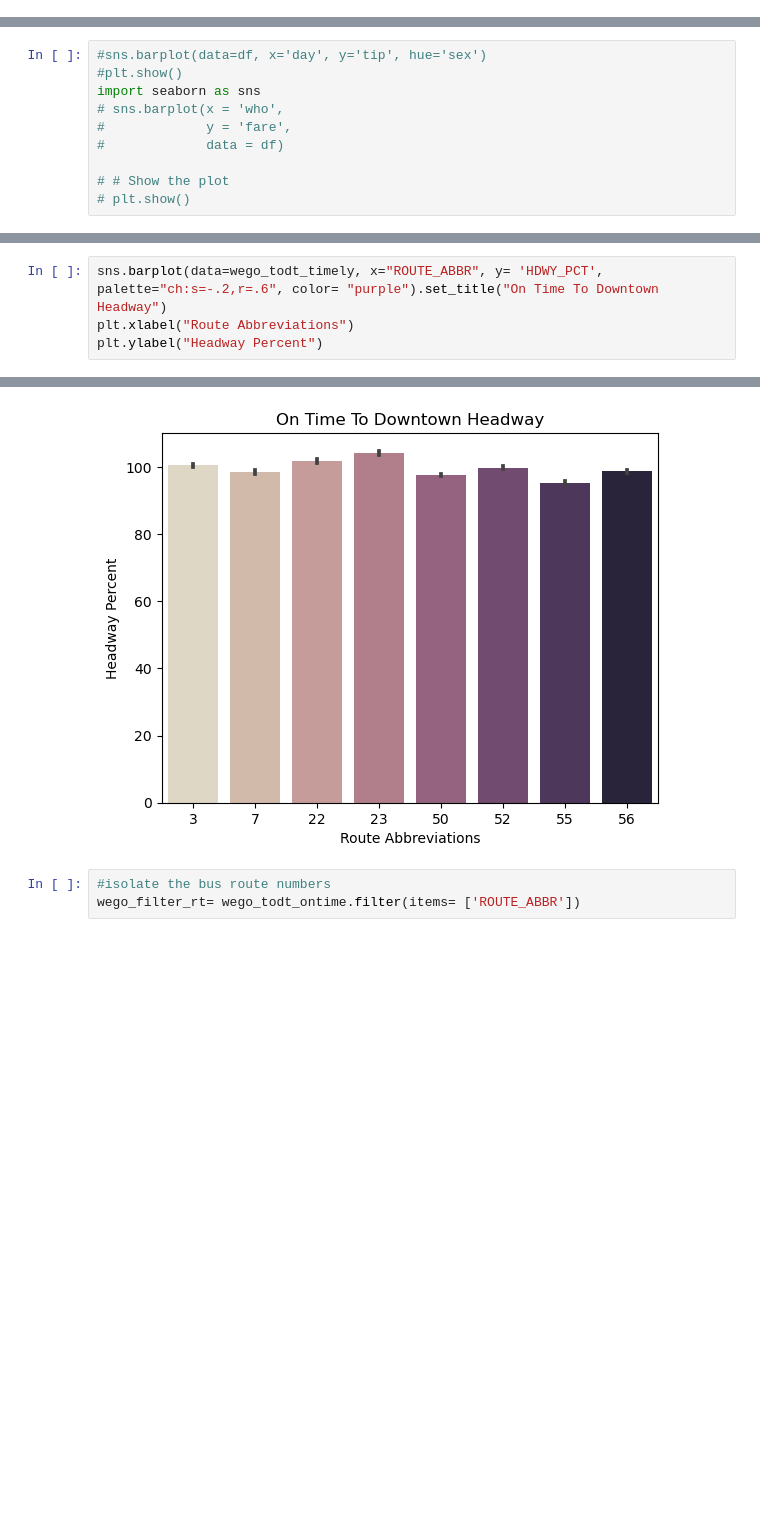
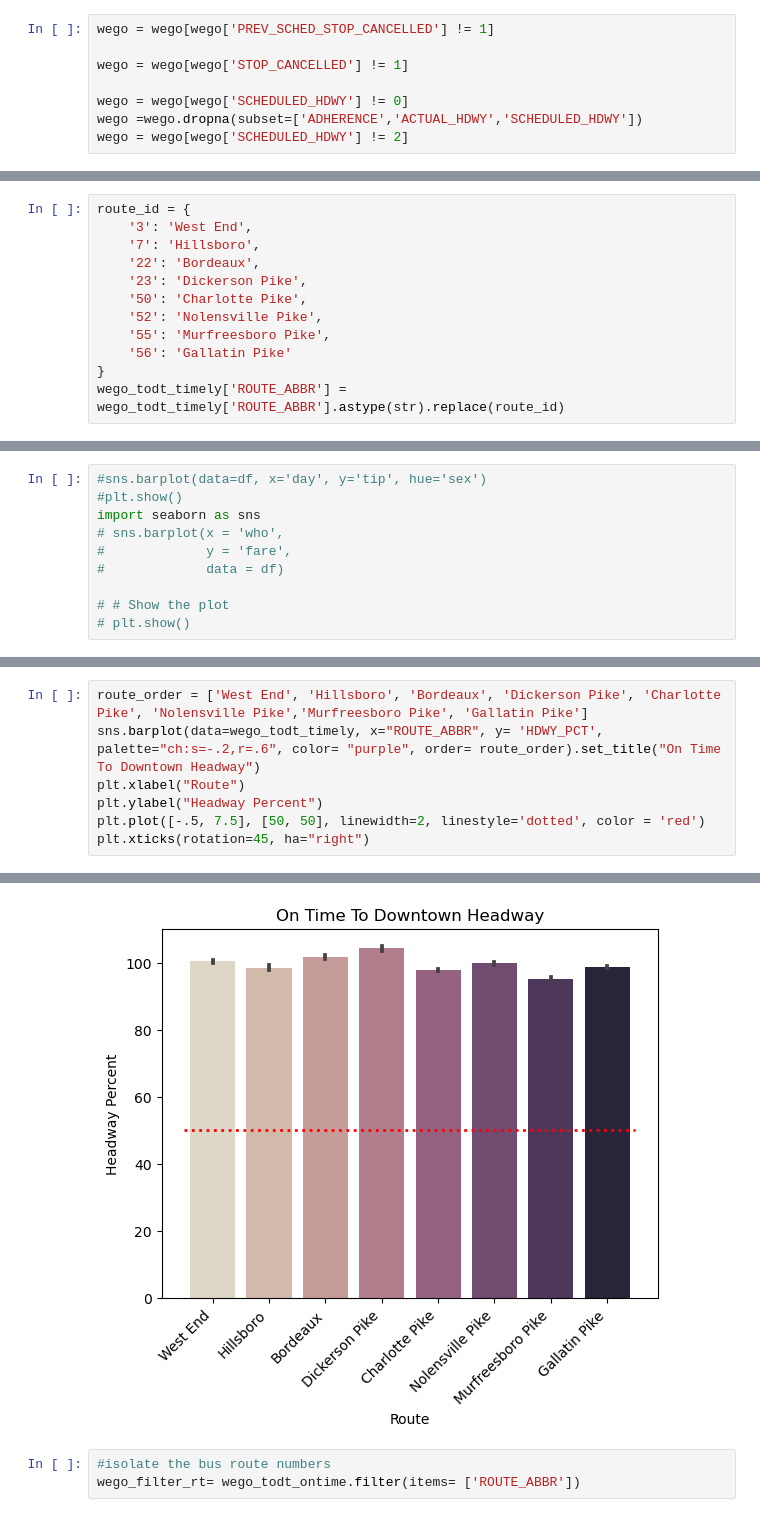
Before and after one commit to NSS-Data-Analytics-Cohort-11/wego-the-brotherhood-of-steel, a Jupyter notebook: notebooks/wego-project.ipynb, the cells around one changed output, grey strips where cells are left out. Saved outputs shown, nothing was run; the diff lists cells and outputs as text; blank space fills up the shorter version.

```diff
--- a/notebooks/wego-project.ipynb
+++ b/notebooks/wego-project.ipynb
@@ -188,3 +194,11 @@ wego.loc[3:4, ['DATE', 'TRIP_ID', 'TRIP_EDGE', 'TIME_POINT_ABBR',
 ### 1. What is the overall on-time performance, and what do the overall distributions of adherence and headway deviation look like?
 # %%
 pd.set_option('display.max_columns', None)
+# %%
+wego = wego[wego['PREV_SCHED_STOP_CANCELLED'] != 1]
+
+wego = wego[wego['STOP_CANCELLED'] != 1]
+
+wego = wego[wego['SCHEDULED_HDWY'] != 0]
+wego =wego.dropna(subset=['ADHERENCE','ACTUAL_HDWY','SCHEDULED_HDWY'])
+wego = wego[wego['SCHEDULED_HDWY'] != 2]
@@ -401,6 +561,18 @@ wego_todt_timely[['DATE', 'TRIP_ID', 'ROUTE_ABBR','ROUTE_DIRECTION_NAME', 'TRIP_
 | 350311 | 2023-09-30 | 353444 | 7 | TO DOWNTOWN | 1 | 30.433333 | 0.433333 |
 | 350317 | 2023-09-30 | 353446 | 7 | TO DOWNTOWN | 1 | 26.066666 | -1.933334 |
 103525 rows × 7 columns
+# %%
+route_id = {
+    '3': 'West End',
+    '7': 'Hillsboro',
+    '22': 'Bordeaux',
+    '23': 'Dickerson Pike',
+    '50': 'Charlotte Pike',
+    '52': 'Nolensville Pike',
+    '55': 'Murfreesboro Pike',
+    '56': 'Gallatin Pike'
+}
+wego_todt_timely['ROUTE_ABBR'] = wego_todt_timely['ROUTE_ABBR'].astype(str).replace(route_id)
 # %%
 def BUNCH_GAP(wego_todt_timely):
     if wego_todt_timely['HDWY_DEV'] < 0:
@@ -464,5 +636,8 @@ todt_timely_rts
 # %%
-sns.barplot(data=wego_todt_timely, x="ROUTE_ABBR", y= 'HDWY_PCT', palette="ch:s=-.2,r=.6", color= "purple").set_title("On Time To Downtown Headway")
-plt.xlabel("Route Abbreviations")
+route_order = ['West End', 'Hillsboro', 'Bordeaux', 'Dickerson Pike', 'Charlotte Pike', 'Nolensville Pike','Murfreesboro Pike', 'Gallatin Pike']
+sns.barplot(data=wego_todt_timely, x="ROUTE_ABBR", y= 'HDWY_PCT', palette="ch:s=-.2,r=.6", color= "purple", order= route_order).set_title("On Time To Downtown Headway")
+plt.xlabel("Route")
 plt.ylabel("Headway Percent")
+plt.plot([-.5, 7.5], [50, 50], linewidth=2, linestyle='dotted', color = 'red')
+plt.xticks(rotation=45, ha="right")
 # %% [output]
@@ -470,4 +653,4 @@ Text(0, 0.5, 'Headway Percent')
-[figure, old version]
+[figure, new version]
 # %%
 #isolate the bus route numbers
 wego_filter_rt= wego_todt_ontime.filter(items= ['ROUTE_ABBR'])
```
Also changed, not shown: parts of 100 cells of this notebook, 1 other file.
